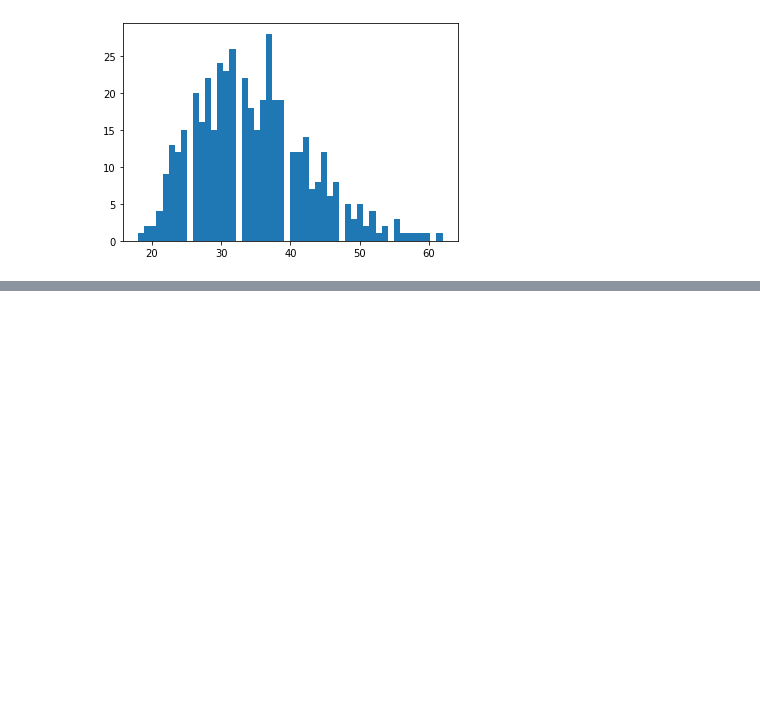
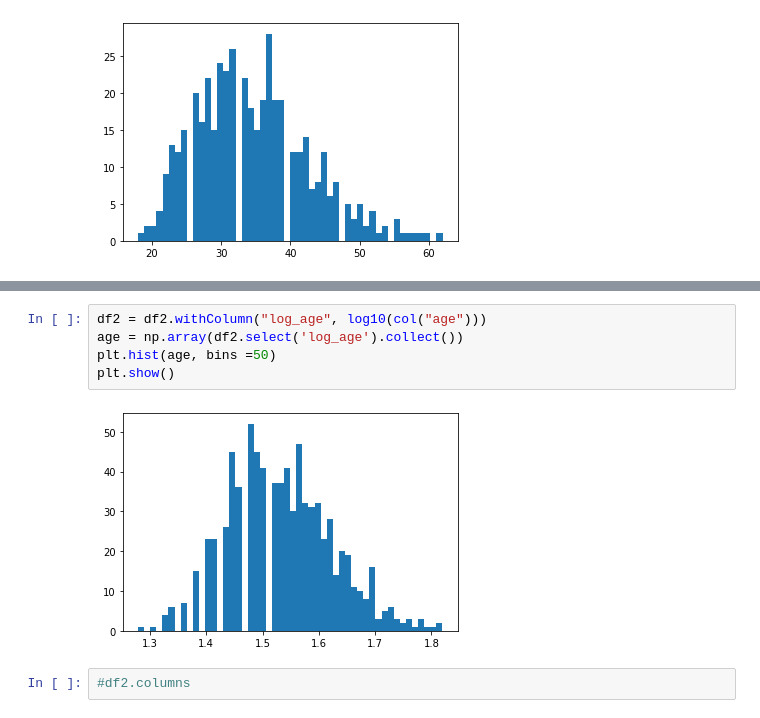
Before and after one commit to jinghuayi2022/722_iteration4_huayi_jing, a Jupyter notebook: Iteration_4_Huayi_Jing.ipynb, the cells around one changed output, grey strips where cells are left out. Cells and saved outputs as stored; diff of their text form; blank space fills up the shorter version.

```diff
--- a/Iteration_4_Huayi_Jing.ipynb
+++ b/Iteration_4_Huayi_Jing.ipynb
@@ -390,0 +899,9 @@ print((df_filter1.count(), len(df_filter1.columns)))
+# %%
+df2 = df2.withColumn("log_age", log10(col("age")))
+age = np.array(df2.select('log_age').collect())
+plt.hist(age, bins =50)
+plt.show()
+# %% [output]
+[figure, added]
+# %%
+#df2.columns
```
Also changed, not shown: parts of 83 cells of this notebook.
